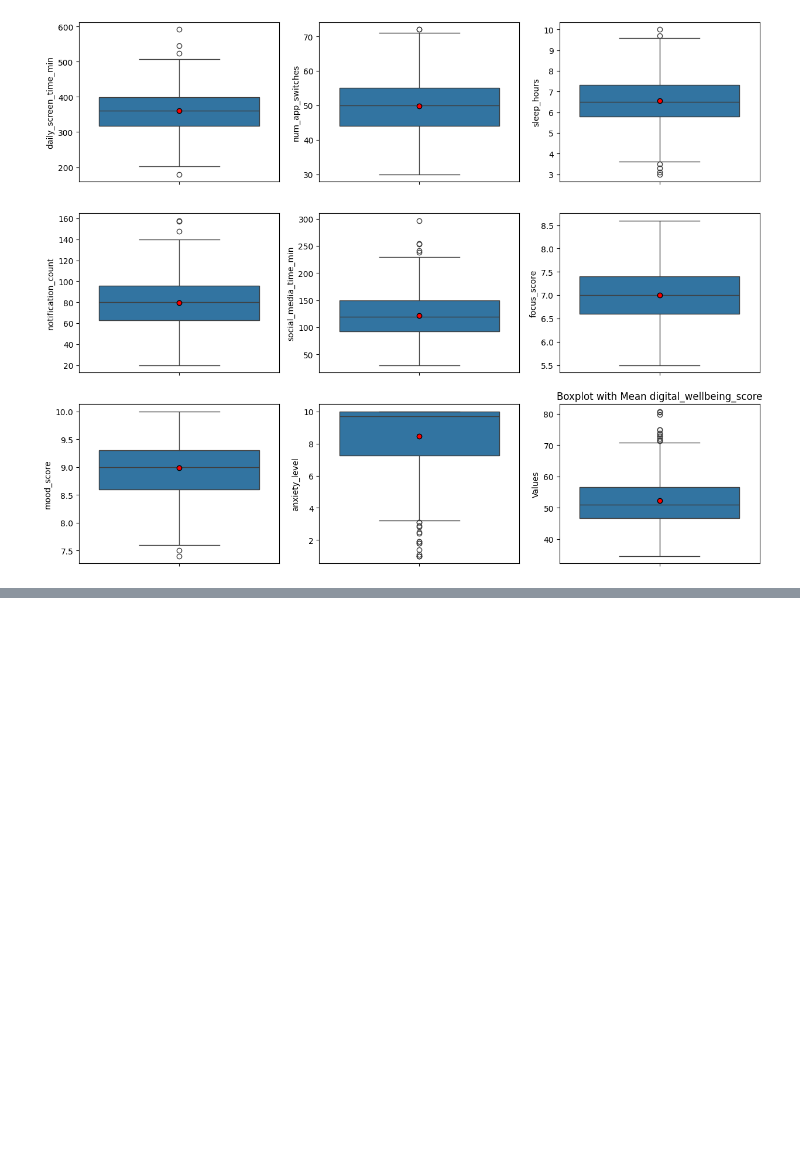
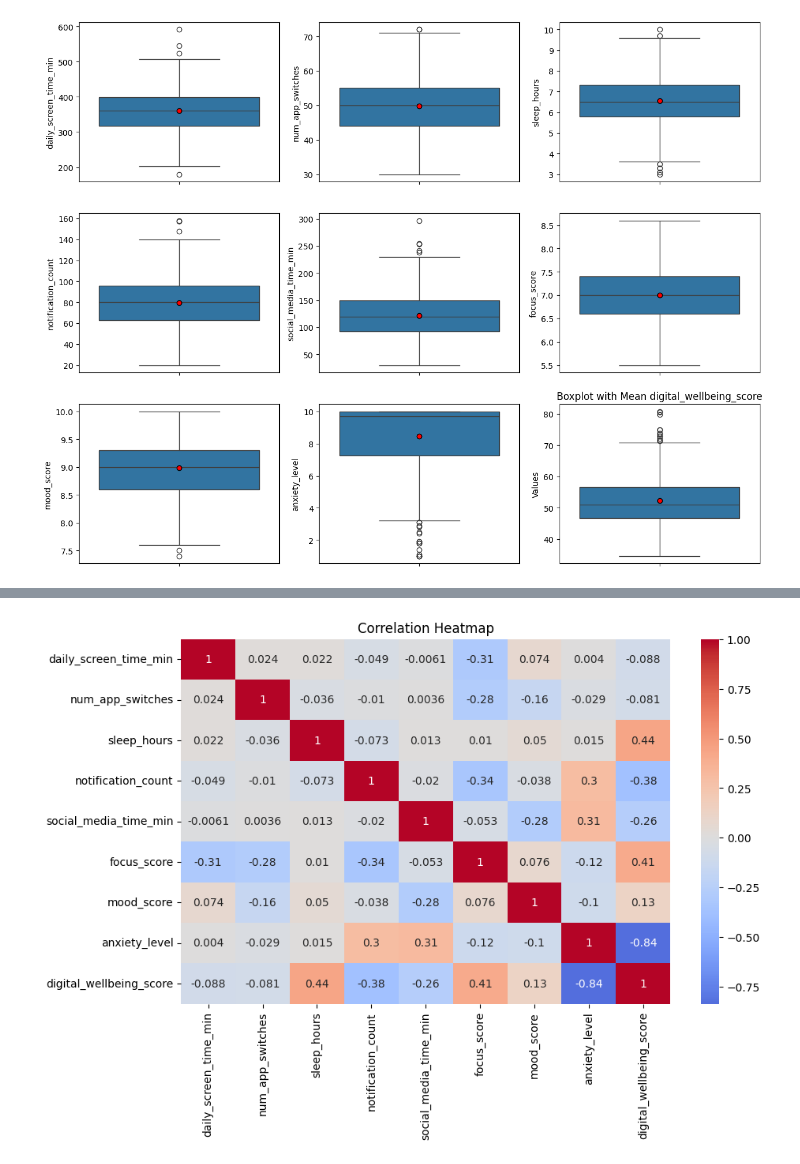
Before and after one commit to sandra-kemboi/Logistic-regression, a Jupyter notebook: mental_health.ipynb, the cells around one changed output, grey strips where cells are left out. Saved outputs shown, nothing was run; the diff lists cells and outputs as text; code cells hidden in the pictures; blank space fills up the shorter version.

Commit message:
Add files via upload
Checked correction for matching variables

```diff
--- a/mental_health.ipynb
+++ b/mental_health.ipynb
@@ -89,0 +153,10 @@ plt.show()
+# %%
+#Check correlation
+correlation_matrix = data.corr()
+correlation_matrix
+plt.figure(figsize =(10,6))
+sns.heatmap(data.corr(), annot=True, cmap="coolwarm", center=0)
+plt.title("Correlation Heatmap")
+plt.show()
+# %% [output]
+[figure, added]
```
Also changed, not shown: parts of 5 cells of this notebook.
